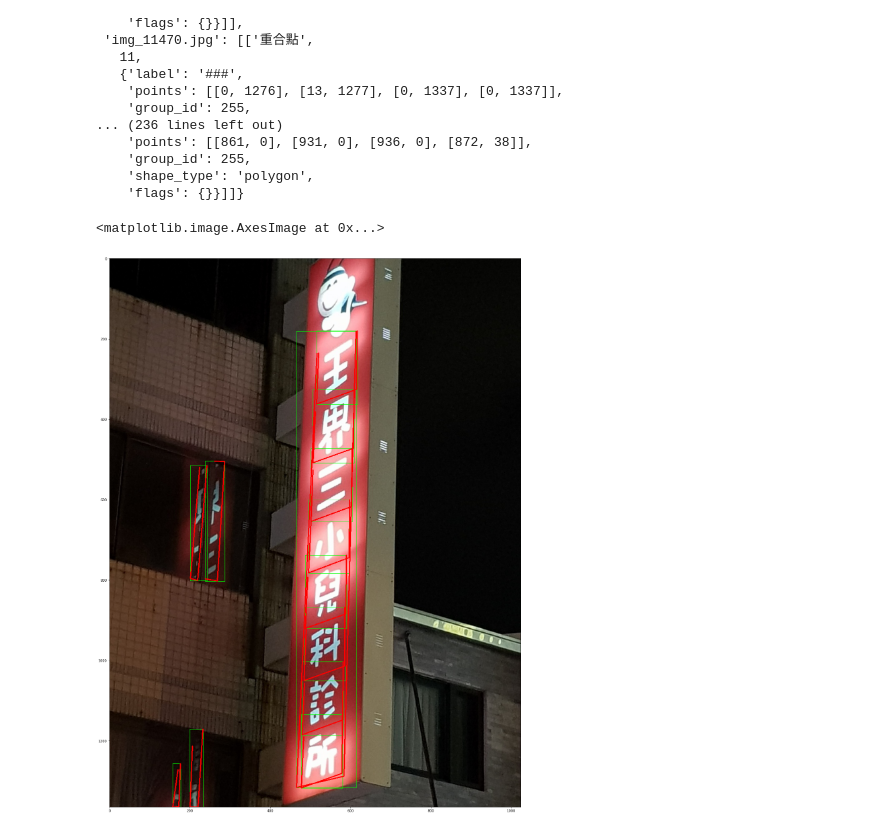
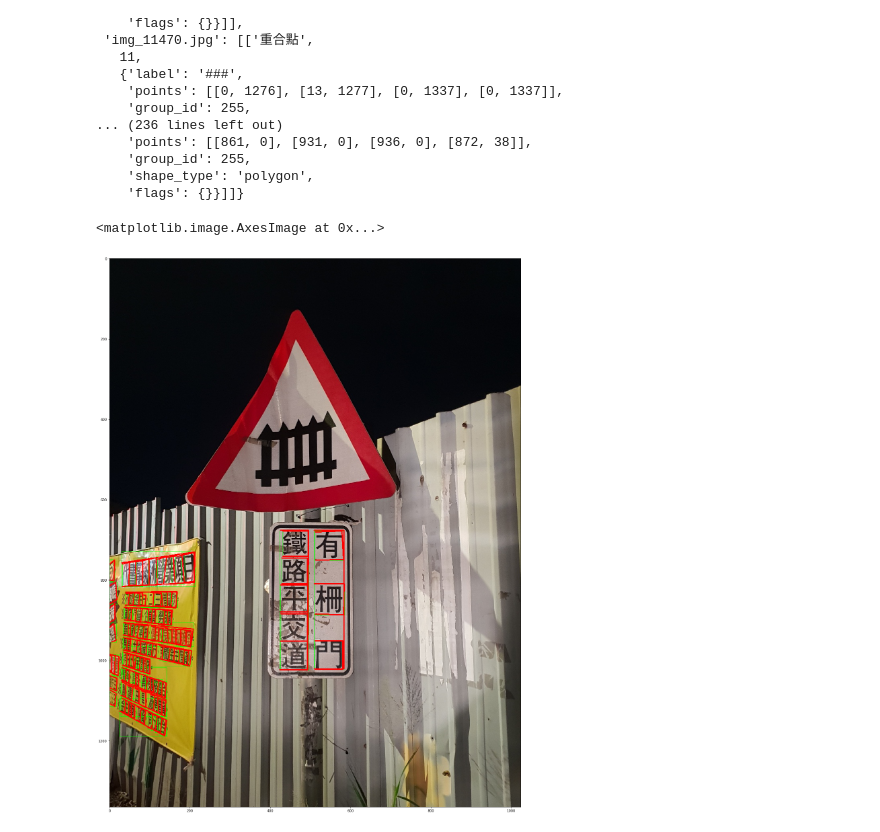
Before and after one commit to you-ming-hu/Sinalboard_OCR, a Jupyter notebook: code/official_data_preprocess/transform_official_label.ipynb, the cells around one changed output. Cells and saved outputs as stored; diff of their text form; code cells hidden in the pictures.

```diff
--- a/code/official_data_preprocess/transform_official_label.ipynb
+++ b/code/official_data_preprocess/transform_official_label.ipynb
@@ -5,8 +5,8 @@ from IPython.display import clear_output
 import cv2
 import numpy as np
 # %%
-js_files = list(pathlib.Path(r'D:\Competitions\ComputerVision\OCR\Signalboard\dataset\train\label\official').iterdir())
-# js_files = list(pathlib.Path(r'C:\Users\Atlas\Desktop\Sinalboard_OCR\dataset\train\label\official').iterdir())
+# js_files = list(pathlib.Path(r'D:\Competitions\ComputerVision\OCR\Signalboard\dataset\train\label\official').iterdir())
+js_files = list(pathlib.Path(r'C:\Users\Atlas\Desktop\Sinalboard_OCR\dataset\train\label\official').iterdir())
 errors = {}
 for i,js in enumerate(js_files):
     print(i)
@@ -41,7 +41,14 @@ for i,js in enumerate(js_files):
         cosine = vectors[:,0] / np.sqrt(np.sum(vectors**2,axis=1)) #求得向量與x單位向量之夾角cosine
         other_points = other_points[np.argsort(-cosine)]
         #其餘三點依定義:夾角大小排列為P2,P3,P4，且夾角越大則cosine越小，依cosine排序則為P4,P3,P2，為了使結果為P2-4，cosine補-號
-        polygon = np.concatenate([P1,other_points],axis=0) #將P1-4依順序合併
+        polygon = np.concatenate([P1,other_points],axis=0) #將P1-4依順序合併，得到依順時針繞的四邊形
+        #重新定義P1是距離bbox左上角最近的點，剩下依順時鐘繞
+        P1_loc = np.argmin(((polygon - polygon.min(axis=0))**2).sum(axis=-1))
+        polygon = np.roll(polygon,-P1_loc,axis=0)
+        # P1P2應該是比較水平的向量
+        vectors = polygon[[0,1]] - polygon[[-1,0]]
+        cosine = vectors[:,0]/np.sqrt(np.sum(vectors**2,axis=1))
+        polygon = np.roll(polygon,np.argmin(cosine),axis=0)
 
         #(left,top)為bbox左上角座標  w,h是寬高長度
         left,top,w,h = cv2.boundingRect(polygon)
@@ -94,8 +101,8 @@ for i,js in enumerate(js_files):
     my_label['bboxes_count'] = len(bboxes)
 
     s = json.dumps(my_label)
-#     pathlib.Path(r'C:\Users\Atlas\Desktop\Sinalboard_OCR\dataset\train\label\custom').joinpath(js.name).write_text(s)
-    pathlib.Path(r'D:\Competitions\ComputerVision\OCR\Signalboard\dataset\train\label\custom').joinpath(js.name).write_text(s)
+    pathlib.Path(r'C:\Users\Atlas\Desktop\Sinalboard_OCR\dataset\train\label\custom').joinpath(js.name).write_text(s)
+#     pathlib.Path(r'D:\Competitions\ComputerVision\OCR\Signalboard\dataset\train\label\custom').joinpath(js.name).write_text(s)
     clear_output(wait=True)
 print('Finish')
 # %% [output]
@@ -127,25 +134,26 @@ errors
 # %%
 import matplotlib.pyplot as plt
 # %%
-number = 419
+# number = 419
+number = 21
 name = f'img_{number}.json'
-x = json.loads(pathlib.Path(r'D:\Competitions\ComputerVision\OCR\Signalboard\dataset\train\label\custom').joinpath(name).read_text(encoding='utf8'))
-img = plt.imread(pathlib.Path(r'D:\Competitions\ComputerVision\OCR\Signalboard\dataset\train\image\official').joinpath(x['ImageName']))
+# x = json.loads(pathlib.Path(r'D:\Competitions\ComputerVision\OCR\Signalboard\dataset\train\label\custom').joinpath(name).read_text(encoding='utf8'))
+# img = plt.imread(pathlib.Path(r'D:\Competitions\ComputerVision\OCR\Signalboard\dataset\train\image\official').joinpath(x['ImageName']))
 
-# x = json.loads(pathlib.Path(r'C:\Users\Atlas\Desktop\Sinalboard_OCR\dataset\train\label\custom').joinpath(name).read_text(encoding='utf8'))
-# img = plt.imread(pathlib.Path(r'C:\Users\Atlas\Desktop\Sinalboard_OCR\dataset\train\image\official').joinpath(x['ImageName']))
+x = json.loads(pathlib.Path(r'C:\Users\Atlas\Desktop\Sinalboard_OCR\dataset\train\label\custom').joinpath(name).read_text(encoding='utf8'))
+img = plt.imread(pathlib.Path(r'C:\Users\Atlas\Desktop\Sinalboard_OCR\dataset\train\image\official').joinpath(x['ImageName']))
 
 rects = np.array([b['rectangle']['points'] for b in x['bboxes']])
 rects = (rects * np.array([x['ImageWidth'],x['ImageHeight']])).astype(int)
 
 polygon = np.array([b['polygon']['points'] for b in x['bboxes']])
 polygon = (polygon * np.array([x['ImageWidth'],x['ImageHeight']])).astype(int)
 
 img = cv2.polylines(img,rects,True,(0,255,0))
 img = cv2.polylines(img,polygon,False,(255,0,0),2)
 
 plt.figure(figsize=(30,30))
 plt.imshow(img)
 # %% [output]
 <matplotlib.image.AxesImage at 0x...>
-[figure, old version]
+[figure, new version]
```
